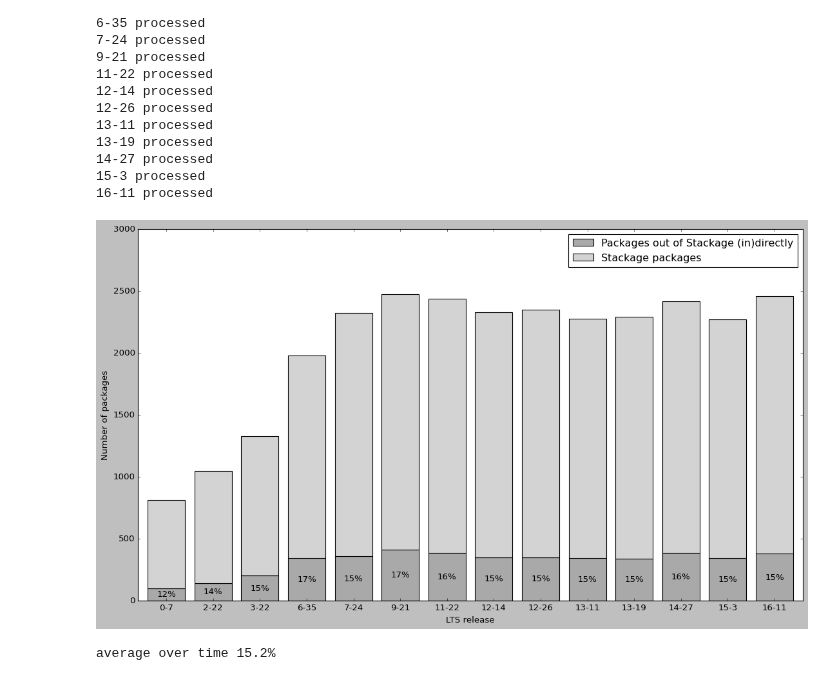
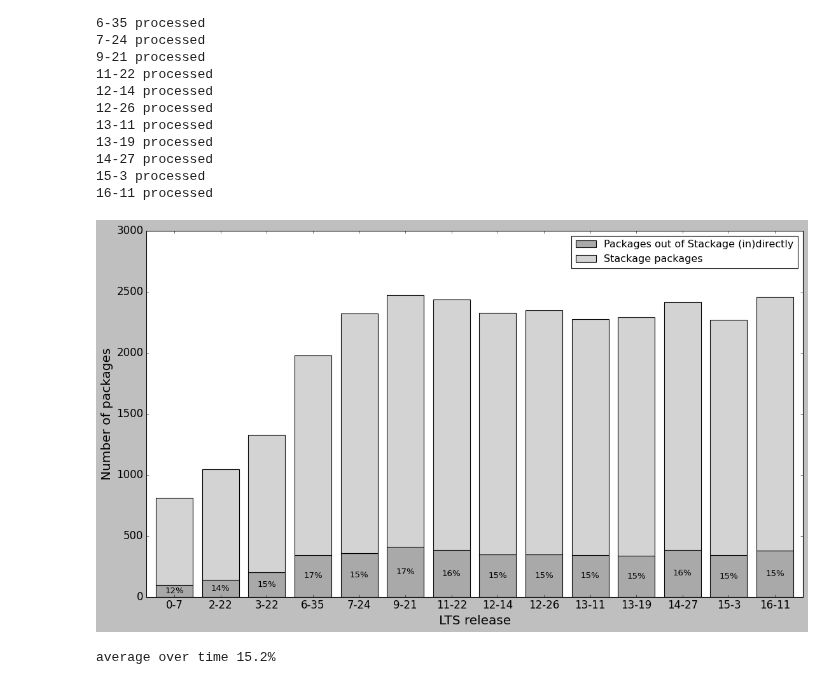
Before and after one commit to pragmaticslaboratory/stackage-evolution, a Jupyter notebook: notebooks/answers.ipynb, the cells around one changed output. Cells and saved outputs as stored; diff of their text form; code cells hidden in the pictures.

```diff
--- a/notebooks/answers.ipynb
+++ b/notebooks/answers.ipynb
@@ -605,19 +605,21 @@ diff_per_values = list(diff_per_transitive.values())
 # %%
 fig, ax = plt.subplots(figsize=(12,8))
 ax.margins(0.015)
 plt.subplots_adjust(bottom=0.1, right=1.2, top=1)
 bar1 = ax.bar(x=lts_list, height=count_values, width=0.8, color='darkgrey', align='center', label='Packages out of Stackage (in)directly')
 bar2 = ax.bar(x=lts_list, height=diff_values, width=0.8, bottom=count_values, color='lightgrey', label='Stackage packages')
 ax.legend(loc='best')
-ax.set_xlabel('LTS release')
-ax.set_ylabel('Number of packages')
-
+ax.set_xlabel('LTS release',fontsize=18)
+ax.set_ylabel('Number of packages',fontsize=18)
+ax.set_xticks(lts_list)
+ax.set_xticklabels(lts_list,fontsize=15)
 ax.set_yticks([0, 500, 1000, 1500, 2000, 2500, 3000])
+ax.set_yticklabels(['0', '500', '1000', '1500', '2000', '2500', '3000'],fontsize=15)
 ax.bar_label(bar1, labels=list(map(lambda per: f"{round(per)}%", per_values)), label_type='center')
 plt.savefig("../graphs/rq2.pdf", format='pdf', bbox_inches='tight')
 plt.show()
 # %% [output]
-[figure, old version]
+[figure, new version]
 # %%
 import statistics
 mean = statistics.mean(list(per_transitive.values()))
```
Also changed, not shown: parts of 10 cells of this notebook, 10 other files.
